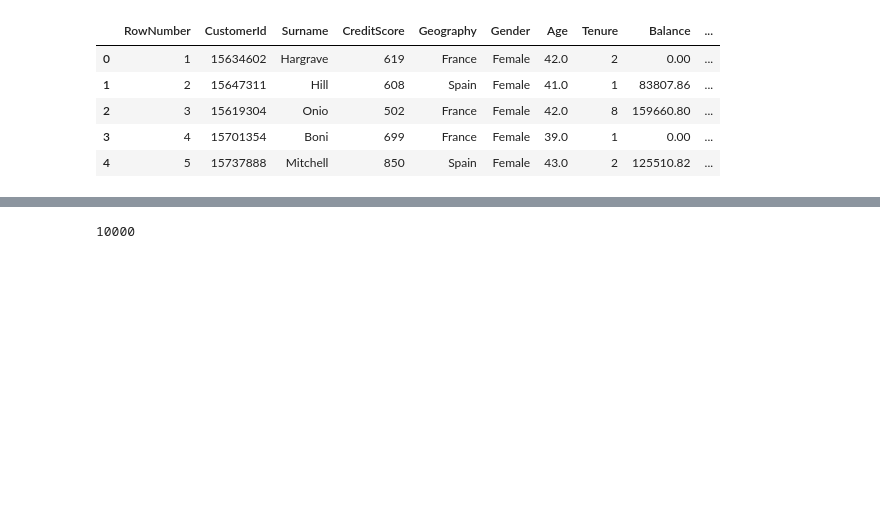
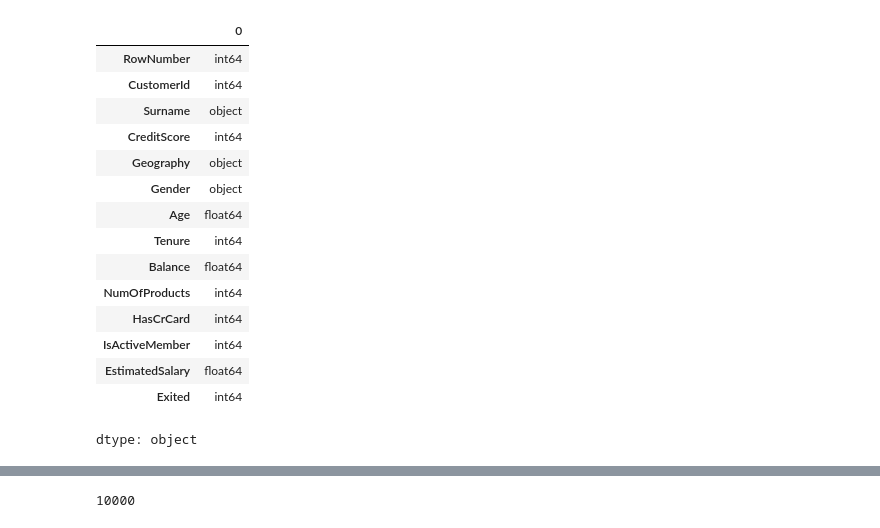
Before and after one commit to himu0023/GEN-AI, a Jupyter notebook: DL/ANN.ipynb, the cells around one changed output, grey strips where cells are left out. Saved outputs shown, nothing was run; the diff lists cells and outputs as text; code cells hidden in the pictures; blank space fills up the shorter version.

```diff
--- a/DL/ANN.ipynb
+++ b/DL/ANN.ipynb
@@ -8,14 +10,24 @@ df = pd.read_csv("/content/drive/MyDrive/ColabNotebooks/GenAi/DEEP LEARNING/Chur
 X = df.iloc[:,3:13].values
 y = df.iloc[:,13].values
 # %%
-df.head()
+df.dtypes
 # %% [output]
-|  | RowNumber | CustomerId | Surname | CreditScore | Geography | Gender | Age | Tenure | Balance | ... |
-| 0 | 1 | 15634602 | Hargrave | 619 | France | Female | 42.0 | 2 | 0.00 | ... |
-| 1 | 2 | 15647311 | Hill | 608 | Spain | Female | 41.0 | 1 | 83807.86 | ... |
-| 2 | 3 | 15619304 | Onio | 502 | France | Female | 42.0 | 8 | 159660.80 | ... |
-| 3 | 4 | 15701354 | Boni | 699 | France | Female | 39.0 | 1 | 0.00 | ... |
-| 4 | 5 | 15737888 | Mitchell | 850 | Spain | Female | 43.0 | 2 | 125510.82 | ... |
+|  | 0 |
+| RowNumber | int64 |
+| CustomerId | int64 |
+| Surname | object |
+| CreditScore | int64 |
+| Geography | object |
+| Gender | object |
+| Age | float64 |
+| Tenure | int64 |
+| Balance | float64 |
+| NumOfProducts | int64 |
+| HasCrCard | int64 |
+| IsActiveMember | int64 |
+| EstimatedSalary | float64 |
+| Exited | int64 |
+dtype: object
 # %%
 X
 # %% [output]
```
Also changed, not shown: parts of 19 cells of this notebook.
